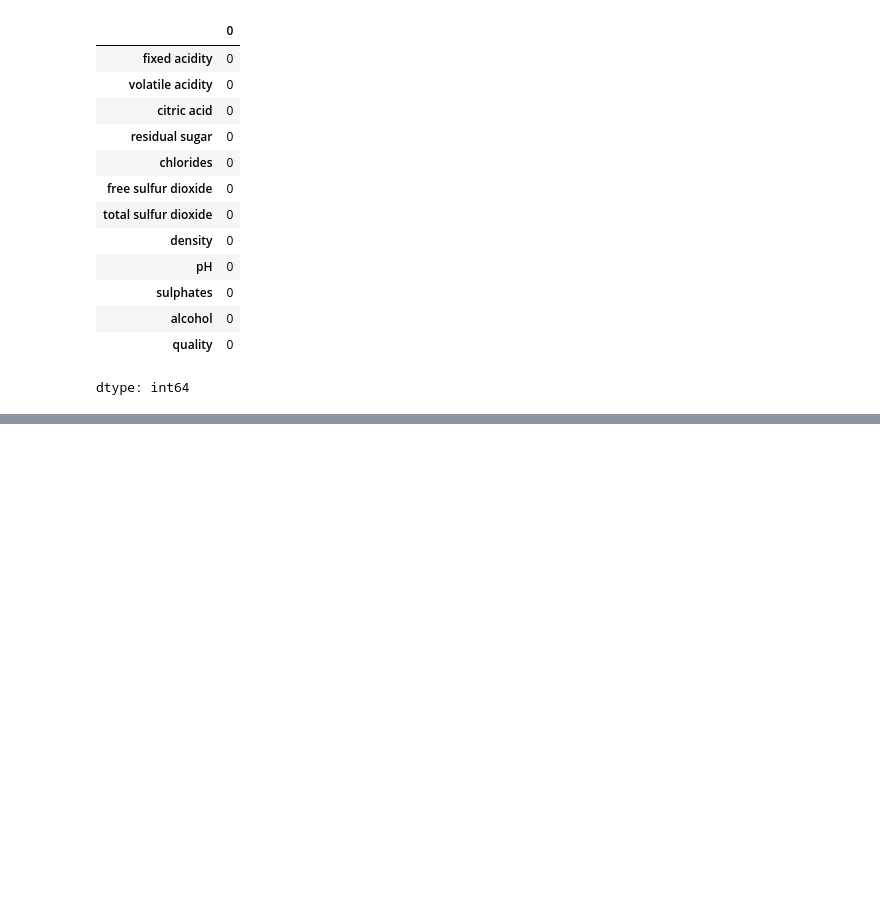
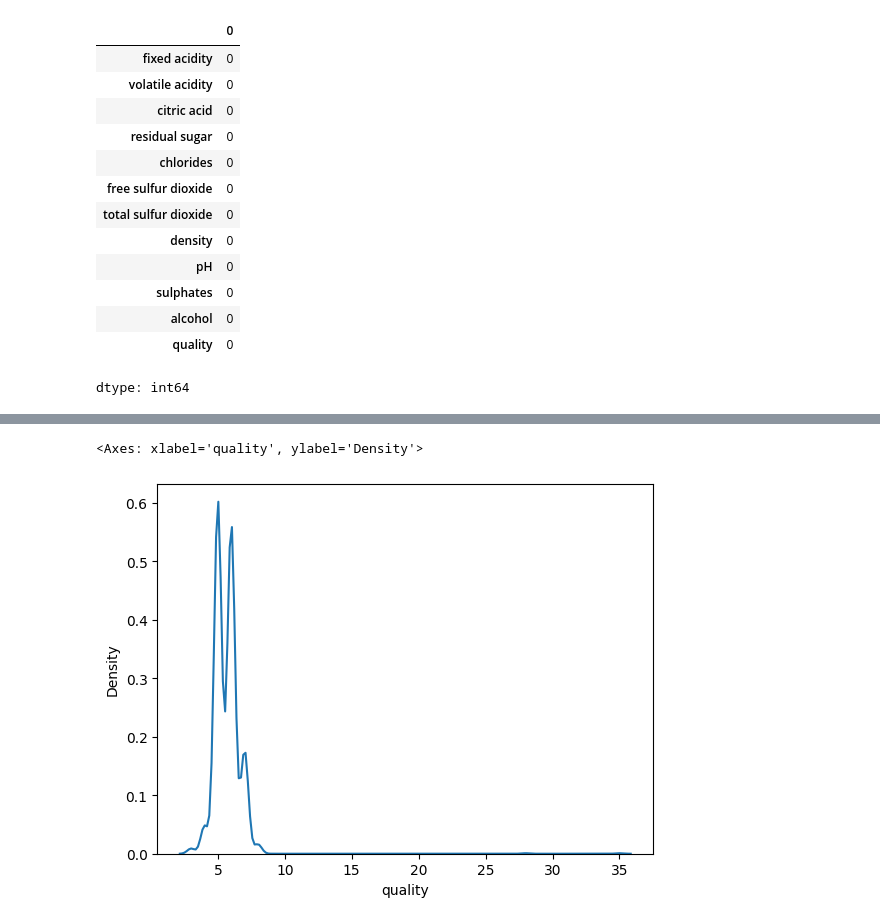
Before and after one commit to joterolyj/DataScience, a Jupyter notebook: Wine_Quality.ipynb, the cells around one changed output, grey strips where cells are left out. Drawn from its saved outputs; the diff is of its cells as text; code cells hidden in the pictures; blank space fills up the shorter version.

```diff
--- a/Wine_Quality.ipynb
+++ b/Wine_Quality.ipynb
@@ -24 +3,12 @@ df.head()
+# %%
+import warnings
+warnings.filterwarnings('ignore')
+
+import pandas as pd
+import numpy as np
+import seaborn as sns
+import matplotlib.pyplot as plt
+import matplotlib.style as style
+
+wine_quality = pd.read_csv('https://raw.githubusercontent.com/joterolyj/DataScience/refs/heads/main/winequality-red_Juan.csv', sep=';')
 # %%
@@ -83,0 +123,7 @@ dtype: int64
+# %%
+#Histograma
+from seaborn import distplot
+distplot(wine_quality.quality, hist=False)
+# %% [output]
+<Axes: xlabel='quality', ylabel='Density'>
+[figure, added]
```
Also changed, not shown: parts of 15 cells of this notebook.
